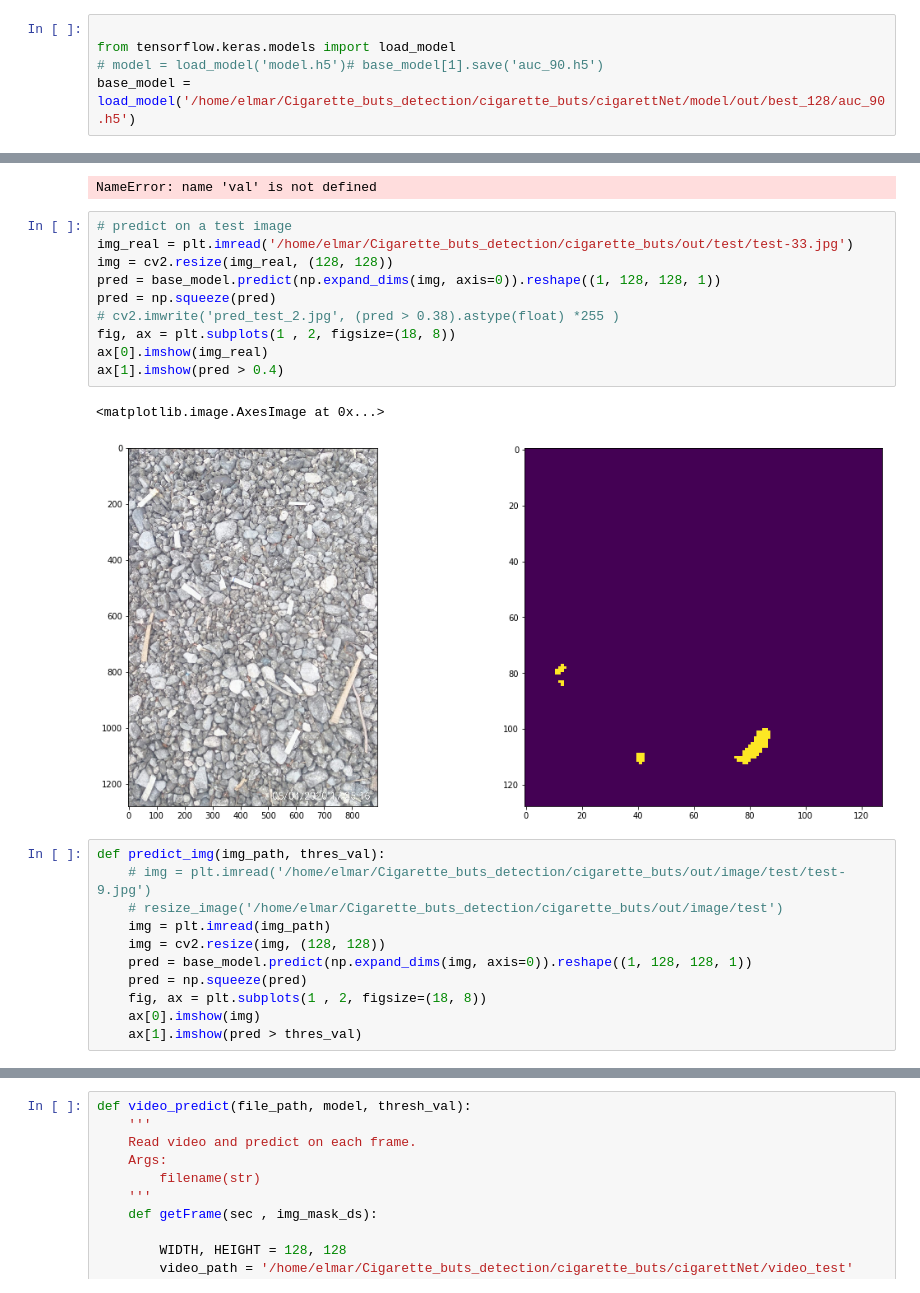
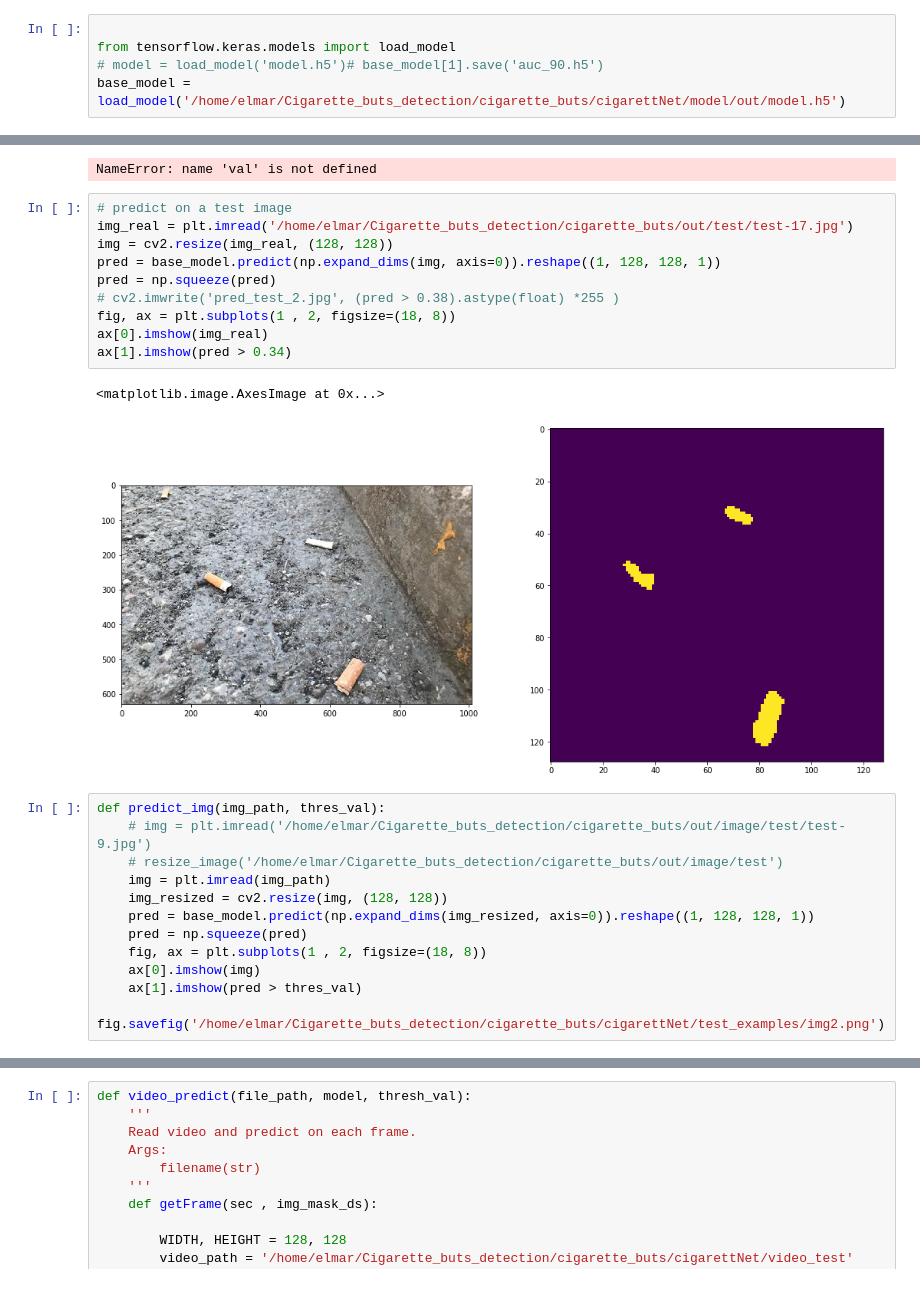
Before and after one commit to Elmar999/Cigarette_buts_detection, a Jupyter notebook: cigarette_buts/cigarettNet/test.ipynb, the cells around one changed output, grey strips where cells are left out. Cells and saved outputs as stored; diff of their text form.

```diff
--- a/cigarette_buts/cigarettNet/test.ipynb
+++ b/cigarette_buts/cigarettNet/test.ipynb
@@ -434,7 +434,7 @@ OrderedDict([('val_auc', 0.4701106),
 
 from tensorflow.keras.models import load_model
 # model = load_model('model.h5')# base_model[1].save('auc_90.h5')
-base_model = load_model('/home/elmar/Cigarette_buts_detection/cigarette_buts/cigarettNet/model/out/best_128/auc_90.h5')
+base_model = load_model('/home/elmar/Cigarette_buts_detection/cigarette_buts/cigarettNet/model/out/model.h5')
 # %%
 
 def view_img_mask(img, mask, thres_val, model=False):
@@ -461,27 +461,28 @@ view_img_mask(val[img_index], val_mask[img_index].reshape(128, 128), 0.38 , base
 NameError: name 'val' is not defined
 # %%
 # predict on a test image
-img_real = plt.imread('/home/elmar/Cigarette_buts_detection/cigarette_buts/out/test/test-33.jpg')
+img_real = plt.imread('/home/elmar/Cigarette_buts_detection/cigarette_buts/out/test/test-17.jpg')
 img = cv2.resize(img_real, (128, 128))
 pred = base_model.predict(np.expand_dims(img, axis=0)).reshape((1, 128, 128, 1))
 pred = np.squeeze(pred)
 # cv2.imwrite('pred_test_2.jpg', (pred > 0.38).astype(float) *255 )
 fig, ax = plt.subplots(1 , 2, figsize=(18, 8))
 ax[0].imshow(img_real)
-ax[1].imshow(pred > 0.4)
+ax[1].imshow(pred > 0.34)
 # %% [output]
 <matplotlib.image.AxesImage at 0x...>
-[figure, old version]
+[figure, new version]
 # %%
 def predict_img(img_path, thres_val):
     # img = plt.imread('/home/elmar/Cigarette_buts_detection/cigarette_buts/out/image/test/test-9.jpg')
     # resize_image('/home/elmar/Cigarette_buts_detection/cigarette_buts/out/image/test')
     img = plt.imread(img_path)
-    img = cv2.resize(img, (128, 128))
-    pred = base_model.predict(np.expand_dims(img, axis=0)).reshape((1, 128, 128, 1))
+    img_resized = cv2.resize(img, (128, 128))
+    pred = base_model.predict(np.expand_dims(img_resized, axis=0)).reshape((1, 128, 128, 1))
     pred = np.squeeze(pred)
     fig, ax = plt.subplots(1 , 2, figsize=(18, 8))
     ax[0].imshow(img)
     ax[1].imshow(pred > thres_val)
+    fig.savefig('/home/elmar/Cigarette_buts_detection/cigarette_buts/cigarettNet/test_examples/img2.png')
 # %%
 import cv2
```
Also changed, not shown: parts of 1 cell of this notebook, 6 other files.
